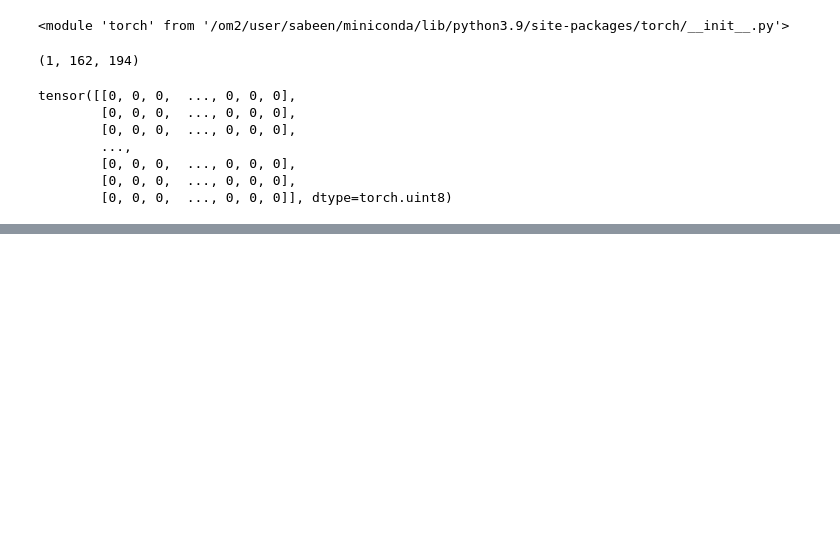
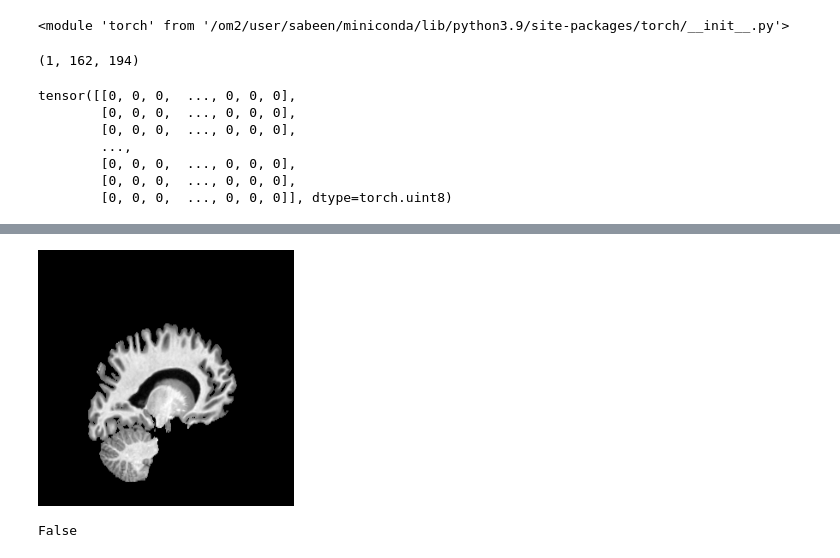
Before and after one commit to sabeenlohawala/brain_segmentation, a Jupyter notebook: notebooks/augmentation_scratch.ipynb, the cells around one changed output, grey strips where cells are left out. Saved outputs shown, nothing was run; the diff lists cells and outputs as text; code cells hidden in the pictures; blank space fills up the shorter version.

```diff
--- a/notebooks/augmentation_scratch.ipynb
+++ b/notebooks/augmentation_scratch.ipynb
@@ -682,0 +752,8 @@ tensor([[0, 0, 0,  ..., 0, 0, 0],
+# %%
+__create_plot(False,np.uint(transformed_image * 255),'')
+# %% [output]
+[figure, added]
+# %%
+(image[0,:,:]== transformed_image).all()
+# %% [output]
+False
```
Also changed, not shown: parts of 27 cells of this notebook, 6 other files.
